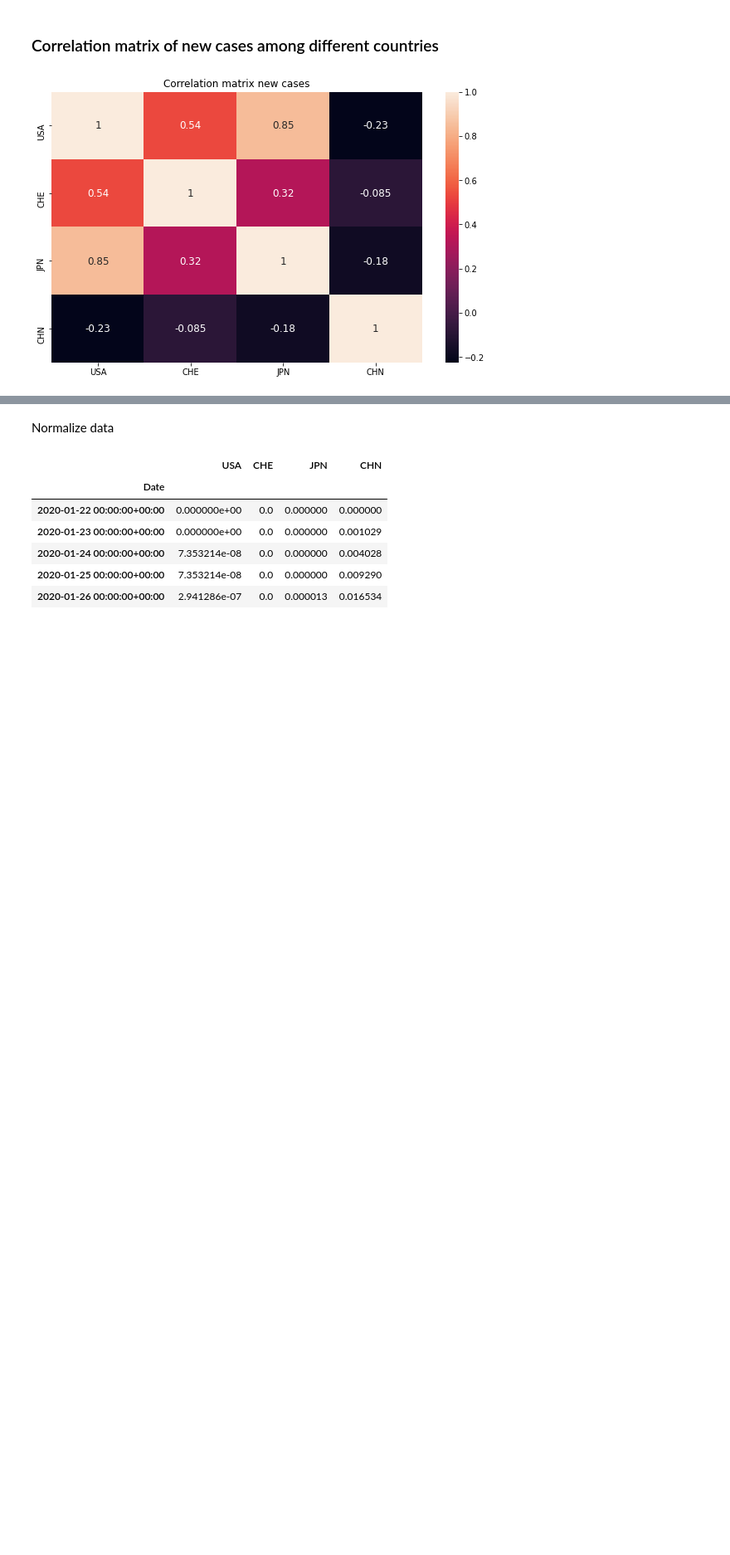
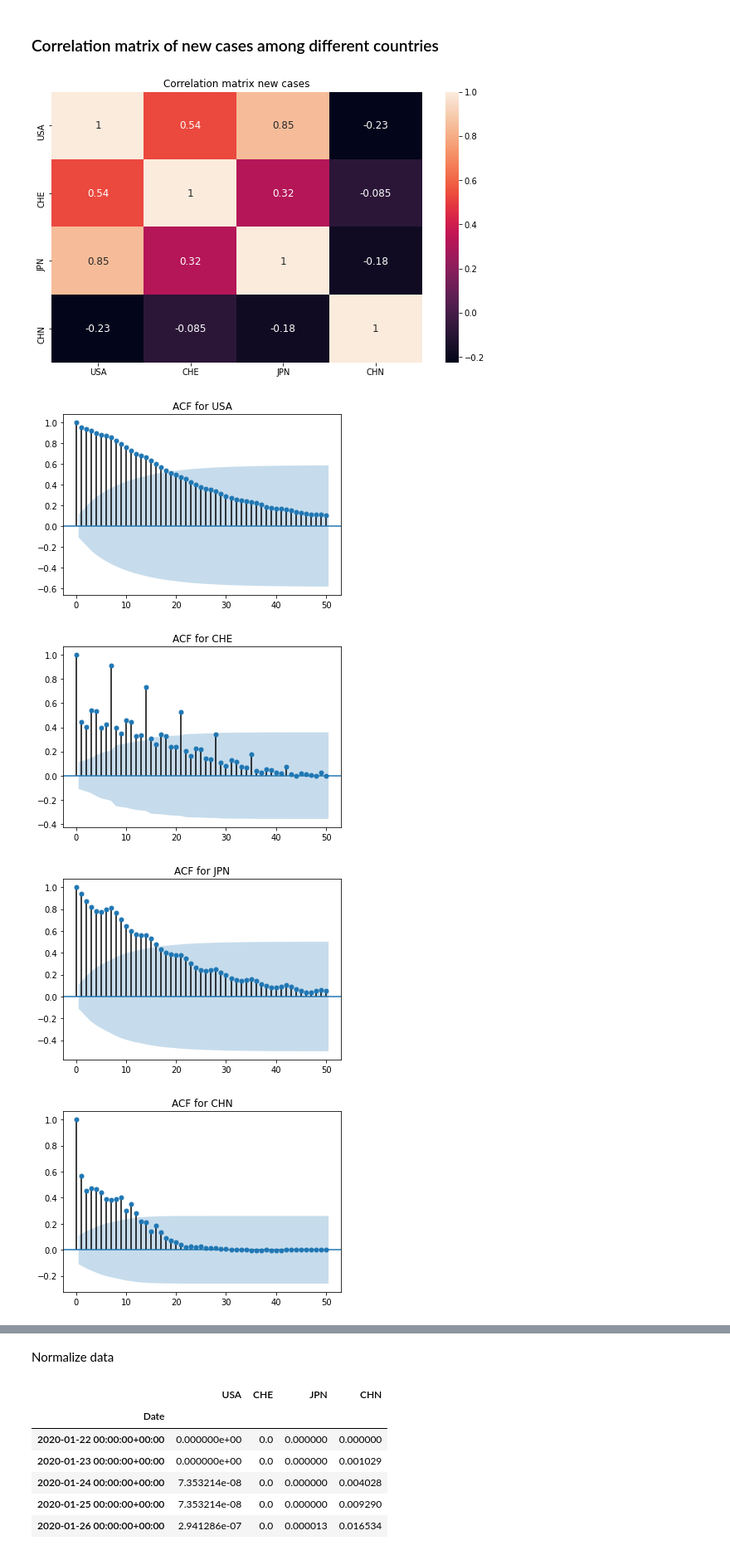
Before and after one commit to anitamezzetti/covid_impact_stocks_volatility, a Jupyter notebook: granger_causality_many_cuntries.ipynb, the cells around one changed output, grey strips where cells are left out. Shown at 83% size. Saved outputs shown, nothing was run; the diff lists cells and outputs as text; code cells hidden in the pictures; blank space fills up the shorter version.

```diff
--- a/granger_causality_many_cuntries.ipynb
+++ b/granger_causality_many_cuntries.ipynb
@@ -153,3 +161,13 @@ plt.yticks(fontsize=10)
 plt.show()
 # %% [output]
 [figure]
+# %%
+for country in df_confirmed_scaled:
+    sm.graphics.tsa.plot_acf(df_confirmed_scaled[country], lags = 50)
+    plt.title('ACF for %s' % country)
+    plt.show()
+# %% [output]
+[figure, added]
+[figure, added]
+[figure, added]
+[figure, added]
```
Also changed, not shown: parts of 18 cells of this notebook.
